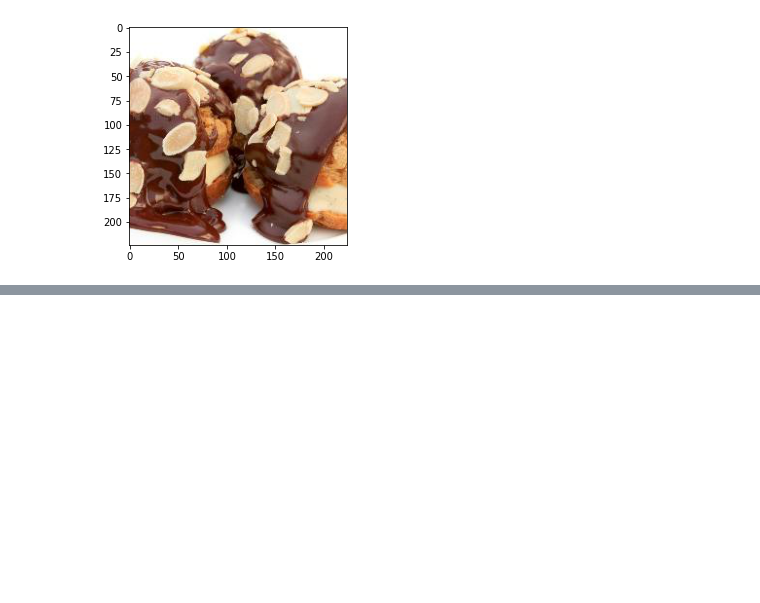
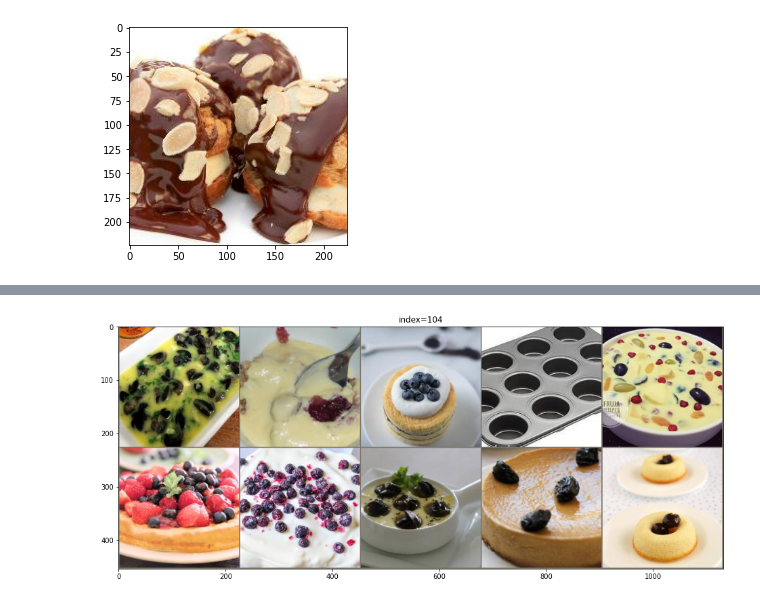
Before and after one commit to yonigottesman/deepfood, a Jupyter notebook: notebooks/embeddings.ipynb, the cells around one changed output, grey strips where cells are left out. Saved outputs shown, nothing was run; the diff lists cells and outputs as text; code cells hidden in the pictures; blank space fills up the shorter version.

```diff
--- a/notebooks/embeddings.ipynb
+++ b/notebooks/embeddings.ipynb
@@ -113,0 +114,4 @@ for i in tqdm(range(300,500)):
+# %%
+display_best_images(104)
+# %% [output]
+[figure, added]
```
Also changed, not shown: parts of 8 cells of this notebook, 2 other files.
